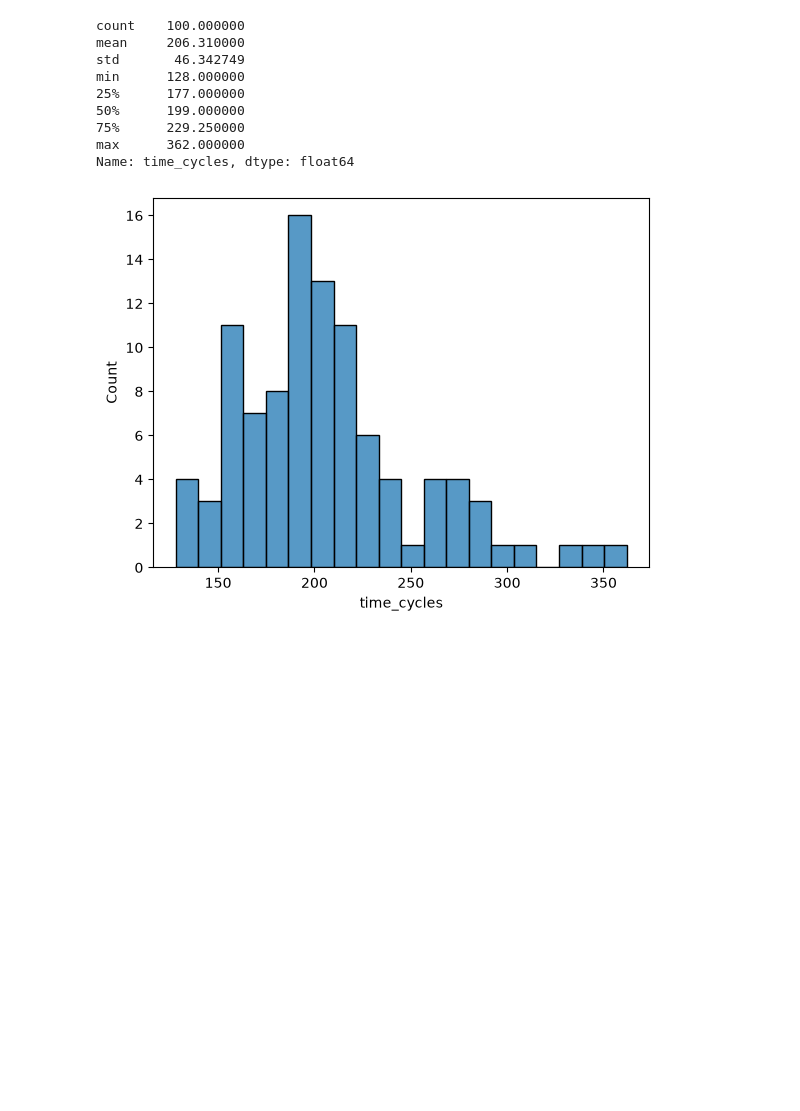
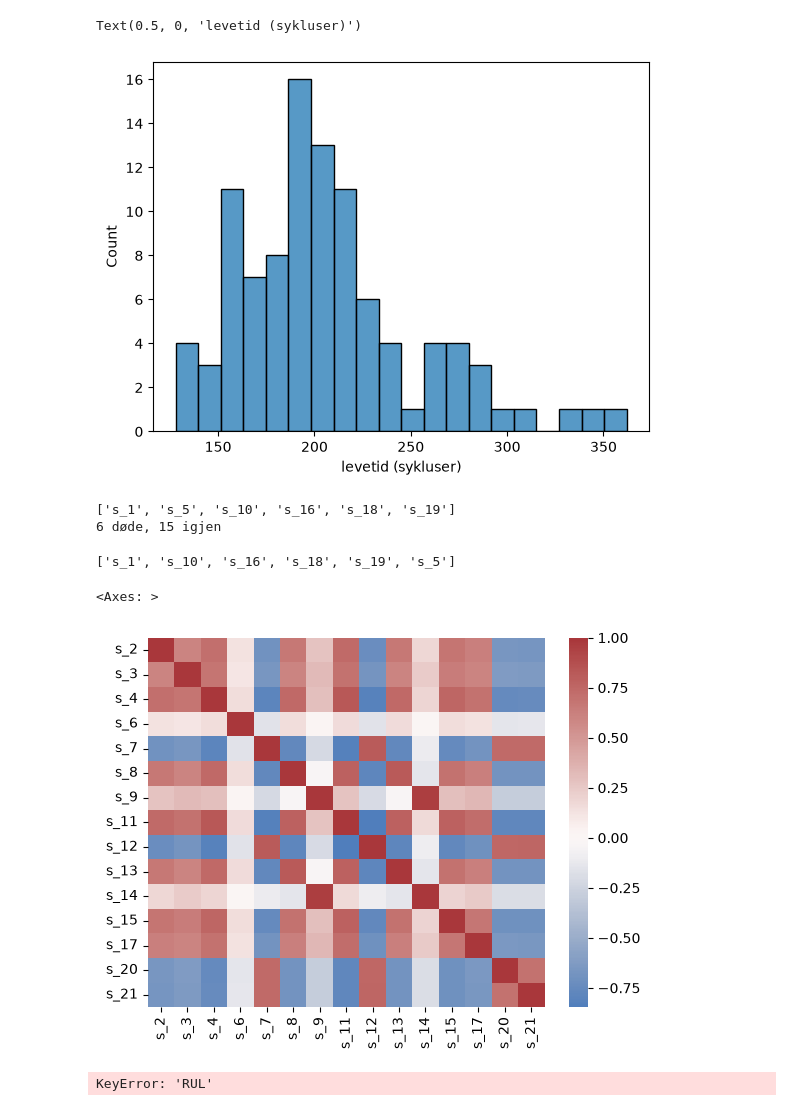
Before and after one commit to 184887/cmapss-rul, a Jupyter notebook: notebooks/RUL.ipynb, the cells around one changed output. Drawn from its saved outputs; the diff is of its cells as text; code cells hidden in the pictures; blank space fills up the shorter version.

```diff
--- a/notebooks/RUL.ipynb
+++ b/notebooks/RUL.ipynb
@@ -21,14 +22,35 @@ Text(0.5, 0, 'levetid (sykluser)')
 lifetimes = train.groupby("unit_nr").time_cycles.max()
 sns.histplot(lifetimes, bins=20)
 lifetimes.describe()
+plt.xlabel("levetid (sykluser)")
 # %% [output]
-count    100.000000
-mean     206.310000
-std       46.342749
-min      128.000000
-25%      177.000000
-50%      199.000000
-75%      229.250000
-max      362.000000
-Name: time_cycles, dtype: float64
+Text(0.5, 0, 'levetid (sykluser)')
-[figure, old version]
+[figure, new version]
+# %%
+train.std(numeric_only=True).sort_values()
+sensors = [c for c in train.columns if c.startswith("s_")]
+dead = train[sensors].std()[lambda s: s < 1e-10].index.tolist()
+print(dead)
+print(f"{len(dead)} døde, {len(sensors) - len(dead)} igjen")
+# %% [output]
+['s_1', 's_5', 's_10', 's_16', 's_18', 's_19']
+6 døde, 15 igjen
+# %%
+std = train[sensors].std()
+informative = std[std > 1e-6].index.tolist()
+print(sorted(set(sensors) - set(informative)))   # sjekk hva som faller ut
+
+sns.heatmap(train[informative].corr(), cmap="vlag", center=0, annot=False)
+# %% [output]
+['s_1', 's_10', 's_16', 's_18', 's_19', 's_5']
+<Axes: >
+[figure, added]
+# %%
+subset = ["s_2", "s_3", "s_4", "s_7", "s_11", "s_12"]   # sterkt korrelerte med slitasje
+sample = train.sample(3000, random_state=42).copy()
+sample["rul_bin"] = pd.qcut(sample["RUL"], 4, labels=["kritisk", "sen", "midt", "tidlig"])
+
+sns.pairplot(sample, hue="rul_bin", vars=subset,
+             palette="rocket_r", height=1.8, plot_kws={"s": 8, "alpha": 0.4})
+# %% [output]
+KeyError: 'RUL'
```
Also changed, not shown: parts of 1 cell of this notebook.
